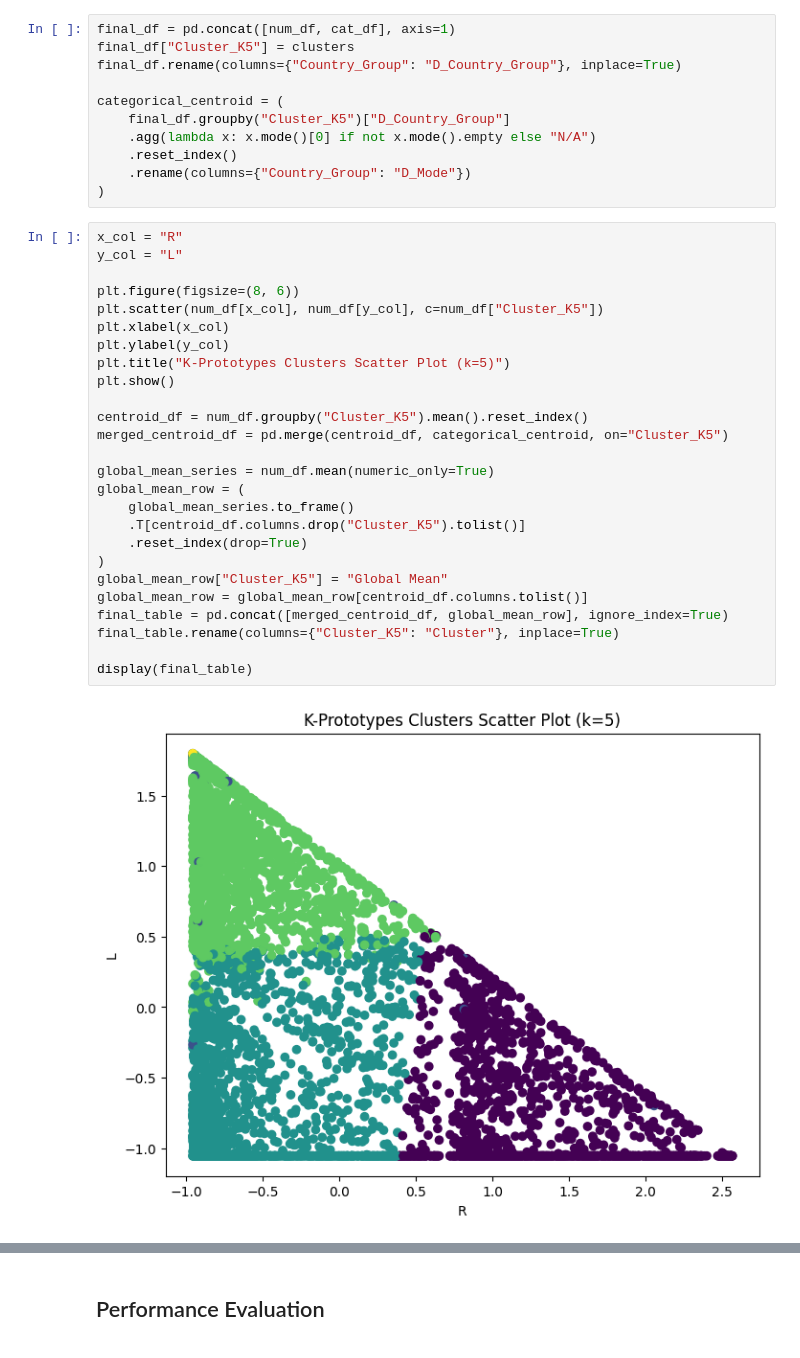
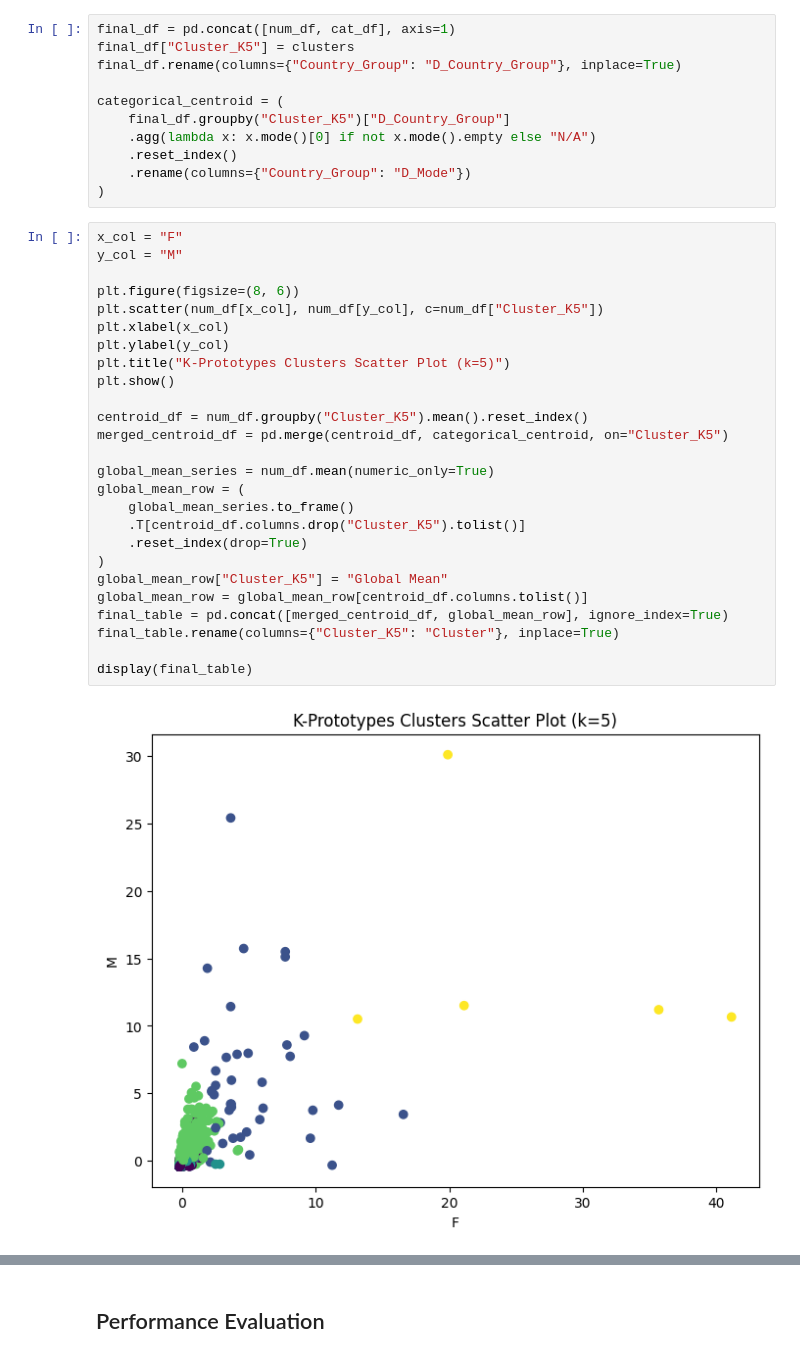
Before and after one commit to apostroef/LRMFVD-adb, a Jupyter notebook: LRMFVD.ipynb, the cells around one changed output, grey strips where cells are left out. Drawn from its saved outputs; the diff is of its cells as text.

```diff
--- a/LRMFVD.ipynb
+++ b/LRMFVD.ipynb
@@ -303,33 +338,33 @@ categorical_centroid = (
     .rename(columns={"Country_Group": "D_Mode"})
 )
 # %%
-x_col = "R"
-y_col = "L"
+x_col = "F"
+y_col = "M"
 
 plt.figure(figsize=(8, 6))
 plt.scatter(num_df[x_col], num_df[y_col], c=num_df["Cluster_K5"])
 plt.xlabel(x_col)
 plt.ylabel(y_col)
 plt.title("K-Prototypes Clusters Scatter Plot (k=5)")
 plt.show()
 
 centroid_df = num_df.groupby("Cluster_K5").mean().reset_index()
 merged_centroid_df = pd.merge(centroid_df, categorical_centroid, on="Cluster_K5")
 
 global_mean_series = num_df.mean(numeric_only=True)
 global_mean_row = (
     global_mean_series.to_frame()
     .T[centroid_df.columns.drop("Cluster_K5").tolist()]
     .reset_index(drop=True)
 )
 global_mean_row["Cluster_K5"] = "Global Mean"
 global_mean_row = global_mean_row[centroid_df.columns.tolist()]
 final_table = pd.concat([merged_centroid_df, global_mean_row], ignore_index=True)
 final_table.rename(columns={"Cluster_K5": "Cluster"}, inplace=True)
 
 display(final_table)
 # %% [output]
-[figure, old version]
+[figure, new version]
 |  | Cluster | L | R | M | F | V | D_Country_Group |
 | 0 | 0 | -7.836088e-01 | 1.336485e+00 | -3.204443e-01 | -1.564628e-01 | -1.586158e-01 | UK |
 | 1 | 1 | 1.374451e+00 | -6.585913e-01 | 5.858113e+00 | 4.838831e+00 | 5.955317e+00 | UK |
```
Also changed, not shown: parts of 6 cells of this notebook.
